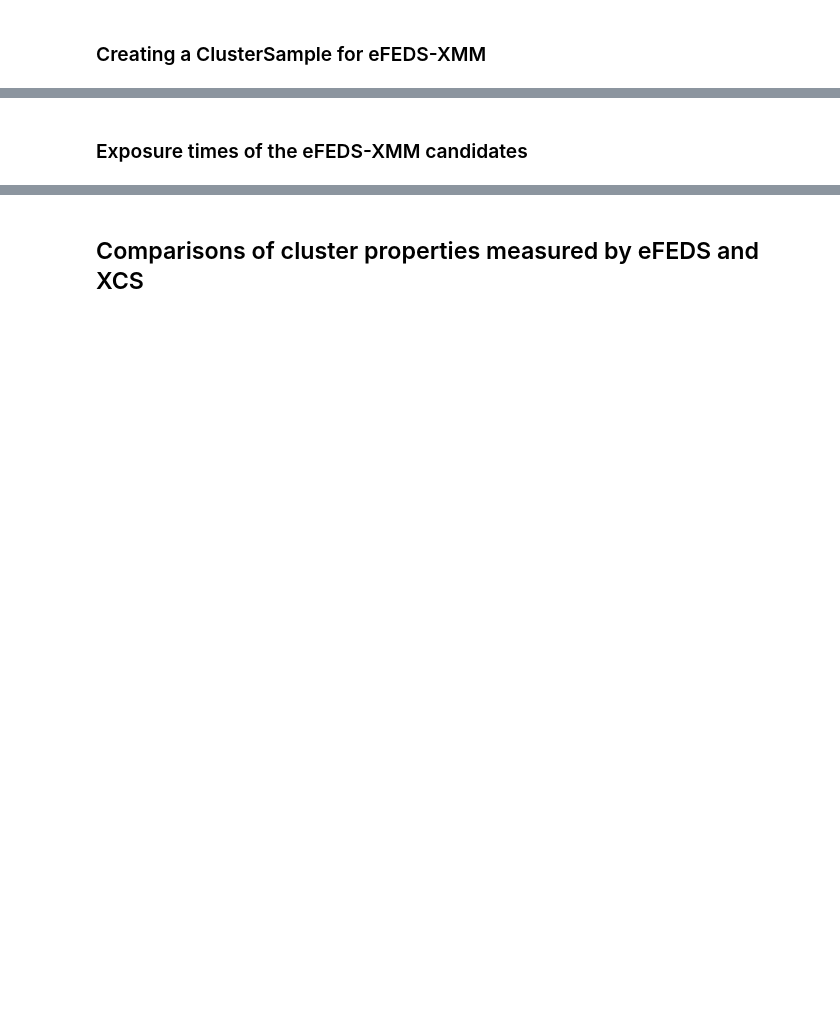
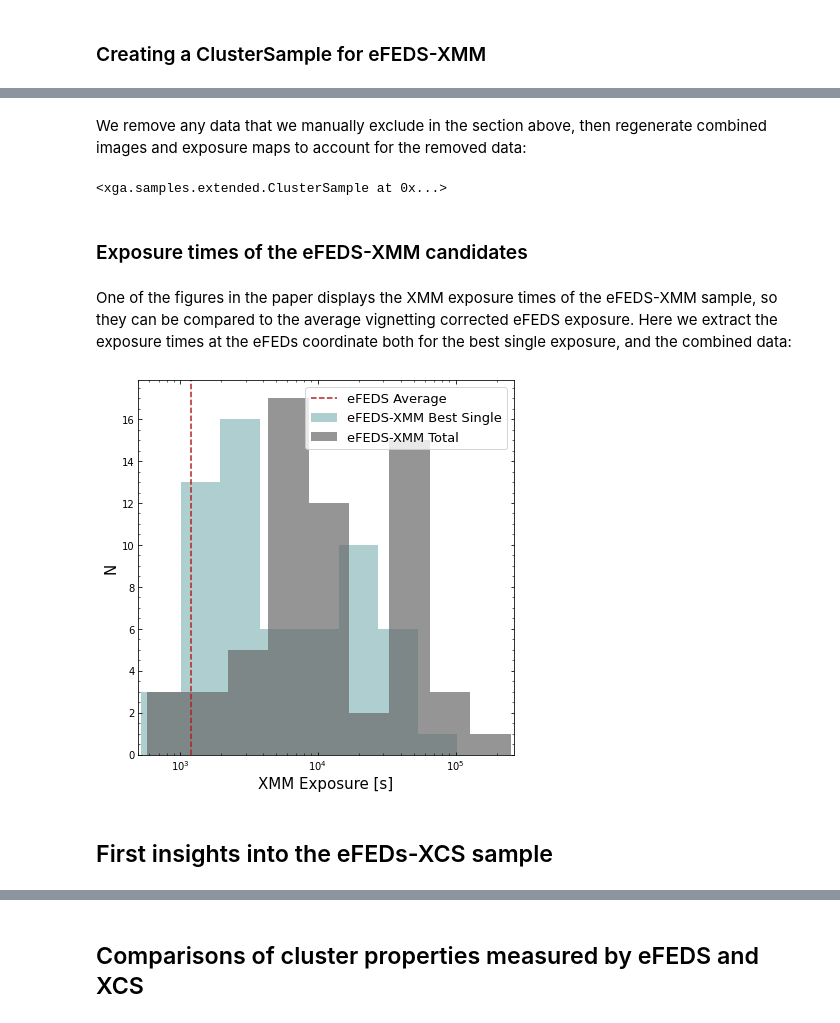
Before and after one commit to DavidT3/eFEDS-XCS-Paper, a Jupyter notebook: analysis_code/cluster_analysis.ipynb, the cells around one changed output, grey strips where cells are left out. Drawn from its saved outputs; the diff is of its cells as text; code cells hidden in the pictures; blank space fills up the shorter version.

Commit message:
Neatened and added the majority of the analysis code to cluster_analysis.ipynb. This has produced several new figures

```diff
--- a/analysis_code/cluster_analysis.ipynb
+++ b/analysis_code/cluster_analysis.ipynb
@@ -136,0 +153,3 @@ efeds_opt.head(10)
+# %%
+efeds_xmm = pd.read_csv("sample_files/efeds-xmm_sample.csv")
+efeds_xmm.head(10)
@@ -218,2 +313,79 @@ This sample is a subset of the eFEDS-XMM sample, but we felt that presenting a d
+# %%
+ra = efeds_xmm['RA'].values
+dec = efeds_xmm['DEC'].values
+z = efeds_xmm['z'].values
+n = efeds_xmm['name'].values
+
+efeds_xmm_srcs = ClusterSample(ra, dec, z, n, r500=Quantity([300]*len(efeds_xmm), 'kpc'),
+                     use_peak=False, back_inn_rad_factor=2, back_out_rad_factor=3, clean_obs=True,
+                     clean_obs_reg='r500', clean_obs_threshold=0.7, load_fits=True, cosmology=cosmo)
+# %% [markdown]
+We remove any data that we manually exclude in the section above, then regenerate combined images and exposure maps to account for the removed data:
+# %%
+for n in to_remove:
+    efeds_xmm_srcs[n].disassociate_obs(to_remove[n])
+
+emosaic(efeds_xmm_srcs, 'image', lo_en=Quantity(0.5, 'keV'), hi_en=Quantity(2.0, 'keV'))
+emosaic(efeds_xmm_srcs, 'expmap', lo_en=Quantity(0.5, 'keV'), hi_en=Quantity(2.0, 'keV'))
+# %% [output]
+<xga.samples.extended.ClusterSample at 0x...>
 # %% [markdown]
 ### Exposure times of the eFEDS-XMM candidates
+# %% [markdown]
+One of the figures in the paper displays the XMM exposure times of the eFEDS-XMM sample, so they can be compared to the average vignetting corrected eFEDS exposure. Here we extract the exposure times at the eFEDs coordinate both for the best single exposure, and the combined data:
+# %%
+# Defining lists to store exposure times in
+best_case_exps = []
+total_exps = []
+
+# Iterating through all of the candidates in eFEDS-XMM
+for src in efeds_xmm_srcs:
+    # Somewhere to store all the exposure times for a particular candidate
+    all_exps = {}
+    # Retrieving XMM exposure maps generated for the 0.5-2.0keV energy range
+    ems = src.get_expmaps(lo_en=Quantity(0.5, 'keV'), hi_en=Quantity(2.0, 'keV'))
+    # This method can return a list of exposure maps, or a single exposure map (if there is only
+    #  a single camera from a single observation associated with the source)
+    if isinstance(ems, list):
+        for em in ems:
+            # We retrieve the exposure time at the eFEDS position
+            all_exps[em.obs_id+em.instrument] = em.get_exp(src.ra_dec)
+    else:
+        em = ems
+        # We retrieve the exposure time at the eFEDS position
+        all_exps[em.obs_id+em.instrument] = em.get_exp(src.ra_dec)
+
+    # Grabbing the combined exposure map within the same energy range
+    comb_em = src.get_combined_expmaps(lo_en=Quantity(0.5, 'keV'), hi_en=Quantity(2.0, 'keV'))
+    # Retrieving the combined exposure time and appending the maximum individual exposure time
+    total_exps.append(comb_em.get_exp(src.ra_dec).value)
+    best_case_exps.append(max(all_exps.values()).value)
+
+# Setting up the figure and altering how ticks are displayed
+plt.figure(figsize=(6, 6))
+plt.minorticks_on()
+plt.tick_params(which='both', top=True, right=True, direction='in')
+
+# Adding the single best exposure time and combined exposure time distributions
+plt.hist(best_case_exps, bins=np.logspace(1, 5.3, 16), color='cadetblue', label='eFEDS-XMM Best Single',
+         alpha=0.5, histtype='stepfilled')
+plt.hist(total_exps, bins=np.logspace(1, 5.4, 16), color='dimgrey', label='eFEDS-XMM Total', alpha=0.7,
+         histtype='stepfilled')
+
+# Adding a vertical line for the approximate average vignetting corrected exposure time for eFEDS
+plt.axvline(1200, color='firebrick', linestyle='dashed', label='eFEDS Average')
+
+# Setting up labels, scaling etc.
+plt.ylabel('N', fontsize=15)
+plt.xlim(500)
+plt.xlabel("XMM Exposure [s]", fontsize=15)
+plt.xscale('log')
+plt.legend(fontsize=13)
+plt.tight_layout()
+# Saving the resulting figure
+plt.savefig('output_figures/xmm_exposures.pdf')
+plt.show()
+# %% [output]
+[figure, added]
+# %% [markdown]
+## First insights into the eFEDs-XCS sample
```
Also changed, not shown: parts of 83 cells of this notebook, 5 other files.
